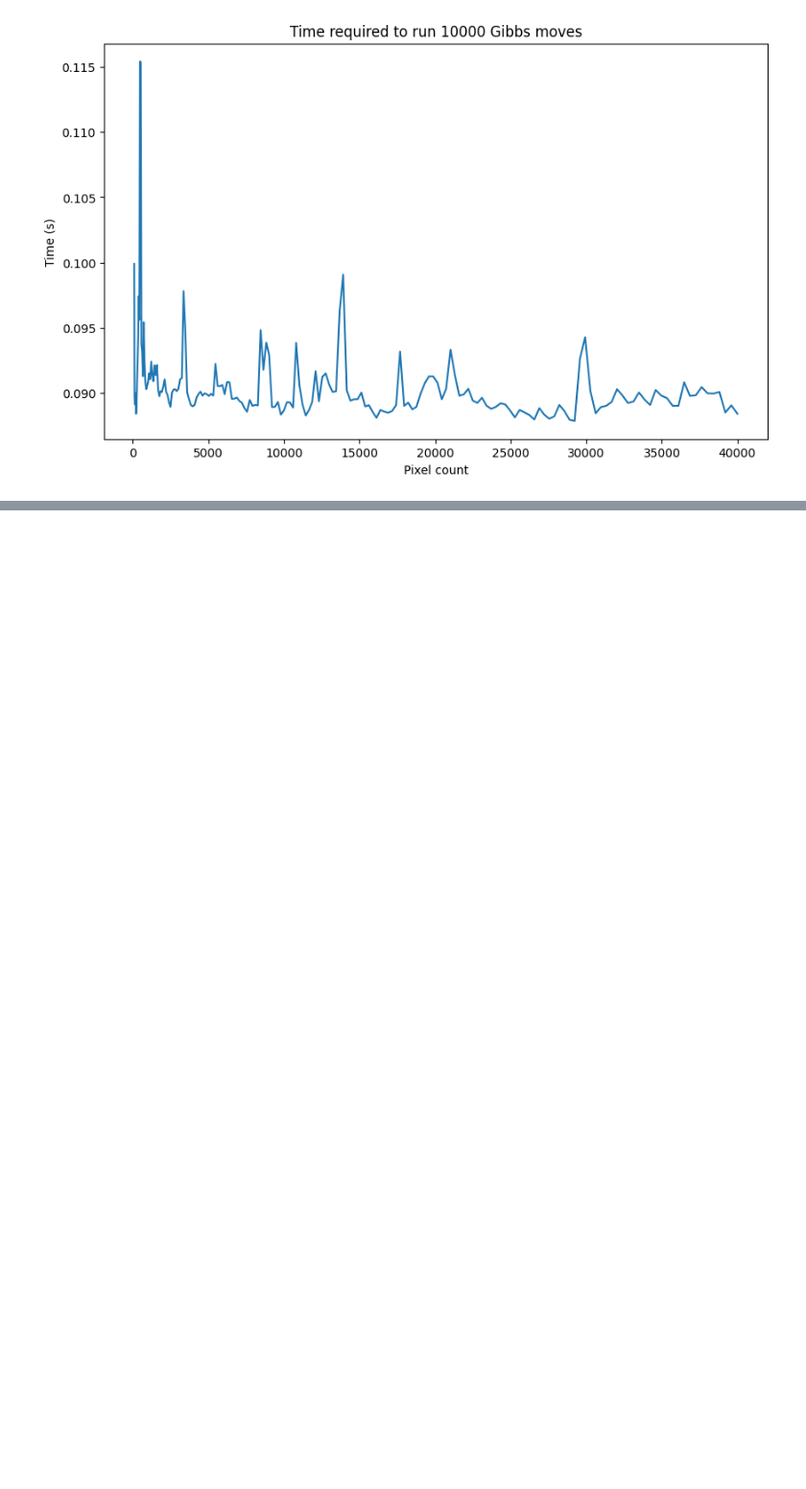
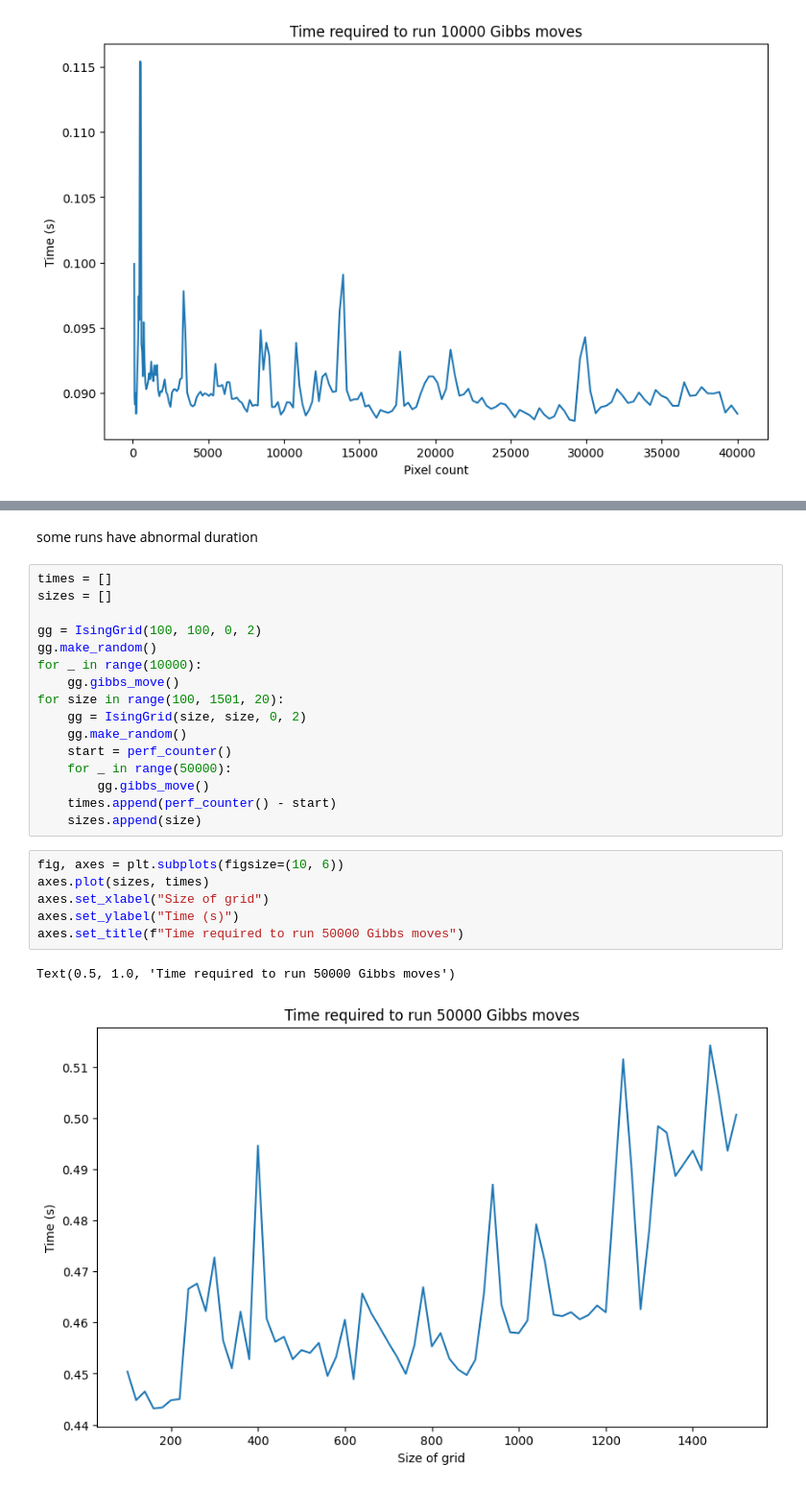
Before and after one commit to szuvarska/ImageDenoising, a Jupyter notebook: pixel_number_vs_time.ipynb, the cells around one changed output, grey strips where cells are left out. Shown: that part at 96% size. Saved outputs shown, nothing was run; the diff lists cells and outputs as text; blank space fills up the shorter version.

```diff
--- a/pixel_number_vs_time.ipynb
+++ b/pixel_number_vs_time.ipynb
@@ -88,0 +91,27 @@ Text(0.5, 1.0, 'Time required to run 10000 Gibbs moves on 50x50 grid')
+# %% [markdown]
+some runs have abnormal duration
+# %%
+times = []
+sizes = []
+
+gg = IsingGrid(100, 100, 0, 2)
+gg.make_random()
+for _ in range(10000):
+    gg.gibbs_move()
+for size in range(100, 1501, 20):
+    gg = IsingGrid(size, size, 0, 2)
+    gg.make_random()
+    start = perf_counter()
+    for _ in range(50000):
+        gg.gibbs_move()
+    times.append(perf_counter() - start)
+    sizes.append(size)
+# %%
+fig, axes = plt.subplots(figsize=(10, 6))
+axes.plot(sizes, times)
+axes.set_xlabel("Size of grid")
+axes.set_ylabel("Time (s)")
+axes.set_title(f"Time required to run 50000 Gibbs moves")
+# %% [output]
+Text(0.5, 1.0, 'Time required to run 50000 Gibbs moves')
+[figure, added]
```
Also changed, not shown: parts of 1 cell of this notebook.
